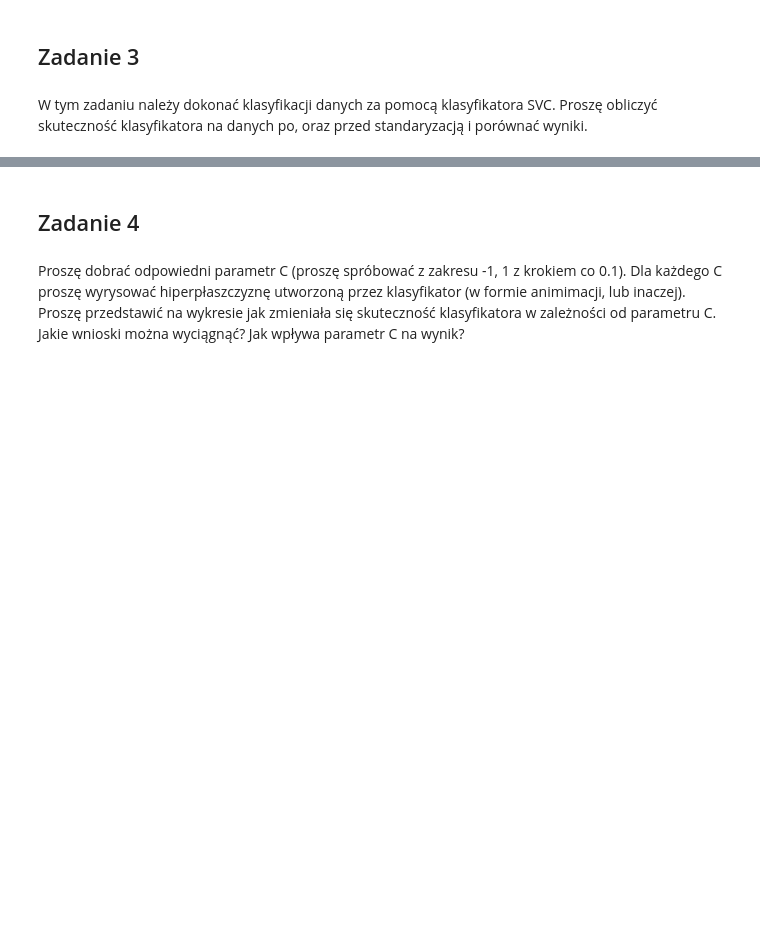
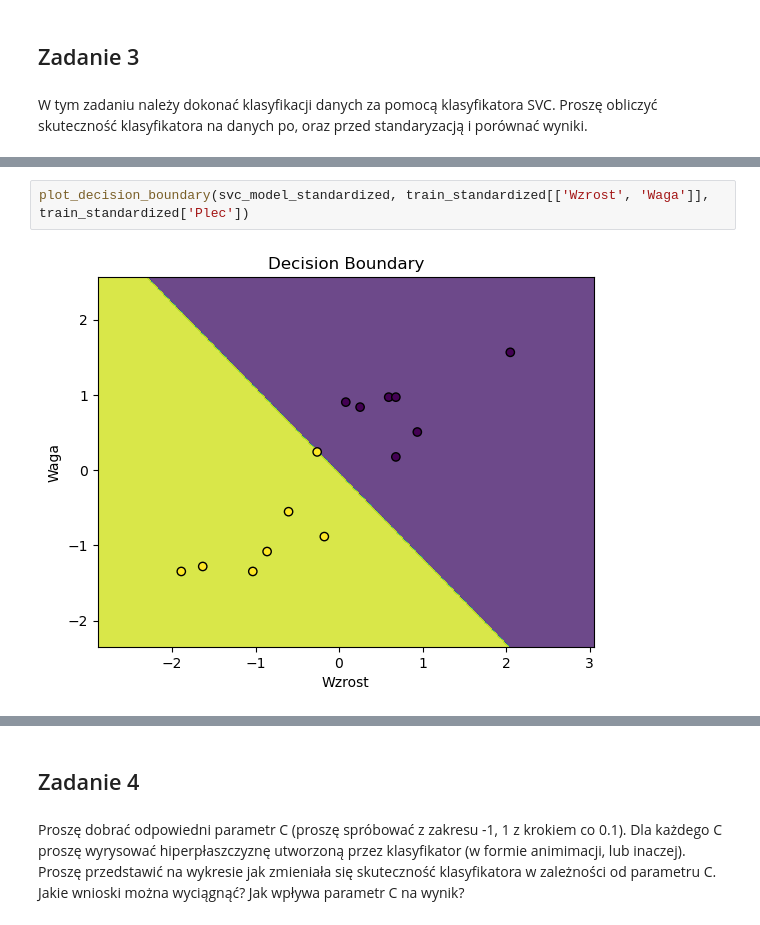
Before and after one commit to kamazur2002/pk_machine_learning, a Jupyter notebook: SVC/160803_Kamila_Zur_SVC.ipynb, the cells around one changed output, grey strips where cells are left out. Cells and saved outputs as stored; diff of their text form; blank space fills up the shorter version.

```diff
--- a/SVC/160803_Kamila_Zur_SVC.ipynb
+++ b/SVC/160803_Kamila_Zur_SVC.ipynb
@@ -114,0 +202,4 @@ from sklearn.svm import SVC
+# %%
+plot_decision_boundary(svc_model_standardized, train_standardized[['Wzrost', 'Waga']], train_standardized['Plec'])
+# %% [output]
+[figure, added]
```
Also changed, not shown: parts of 44 cells of this notebook, 2 other files.
